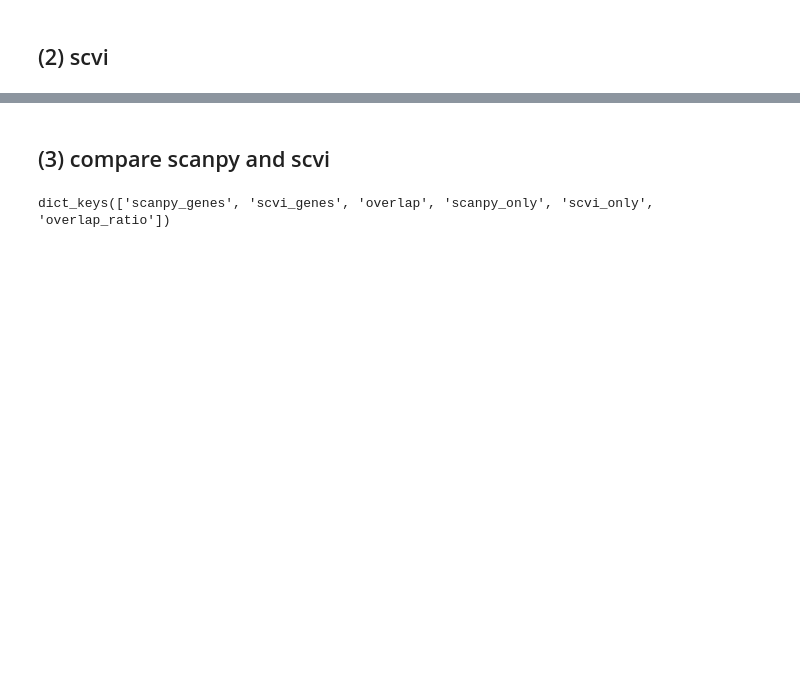
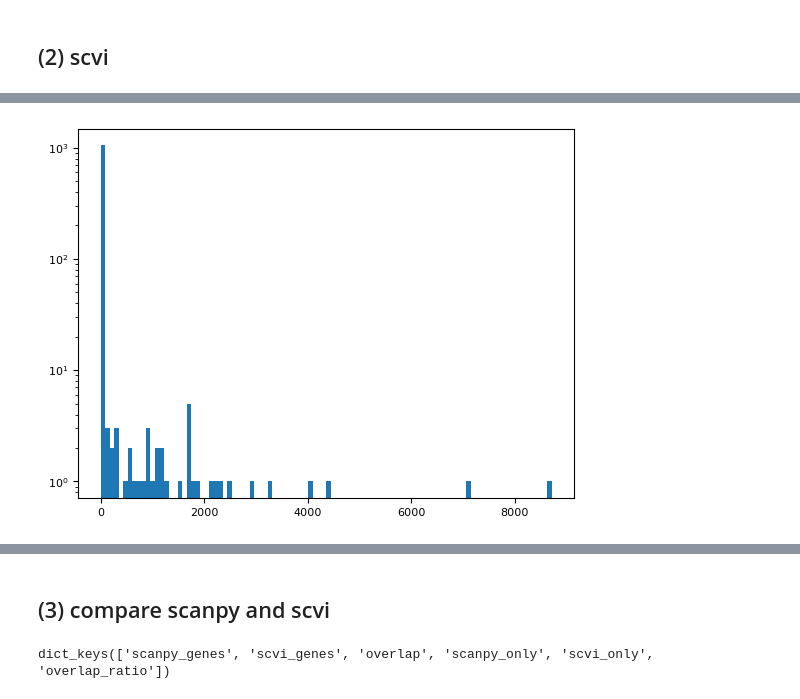
Before and after one commit to ShuonanChen/LCNE_transcriptomics, a Jupyter notebook: notebooks/retroseq/plot_all_retroseq_figs.ipynb, the cells around one changed output, grey strips where cells are left out. Drawn from its saved outputs; the diff is of its cells as text; code cells hidden in the pictures; blank space fills up the shorter version.

```diff
--- a/notebooks/retroseq/plot_all_retroseq_figs.ipynb
+++ b/notebooks/retroseq/plot_all_retroseq_figs.ipynb
@@ -345,3 +340,8 @@ Saving figure to: /root/capsule/output/figures/retroseq/DEgenesresults.png
+# %%
+plt.hist(adata_retro[:,'Shox2'].X.flatten(),bins=100);
+plt.yscale('log')
+# %% [output]
+[figure, added]
 # %%
 scvi_genes
 # %% [output]
```
Also changed, not shown: parts of 19 cells of this notebook, 2 other files.
